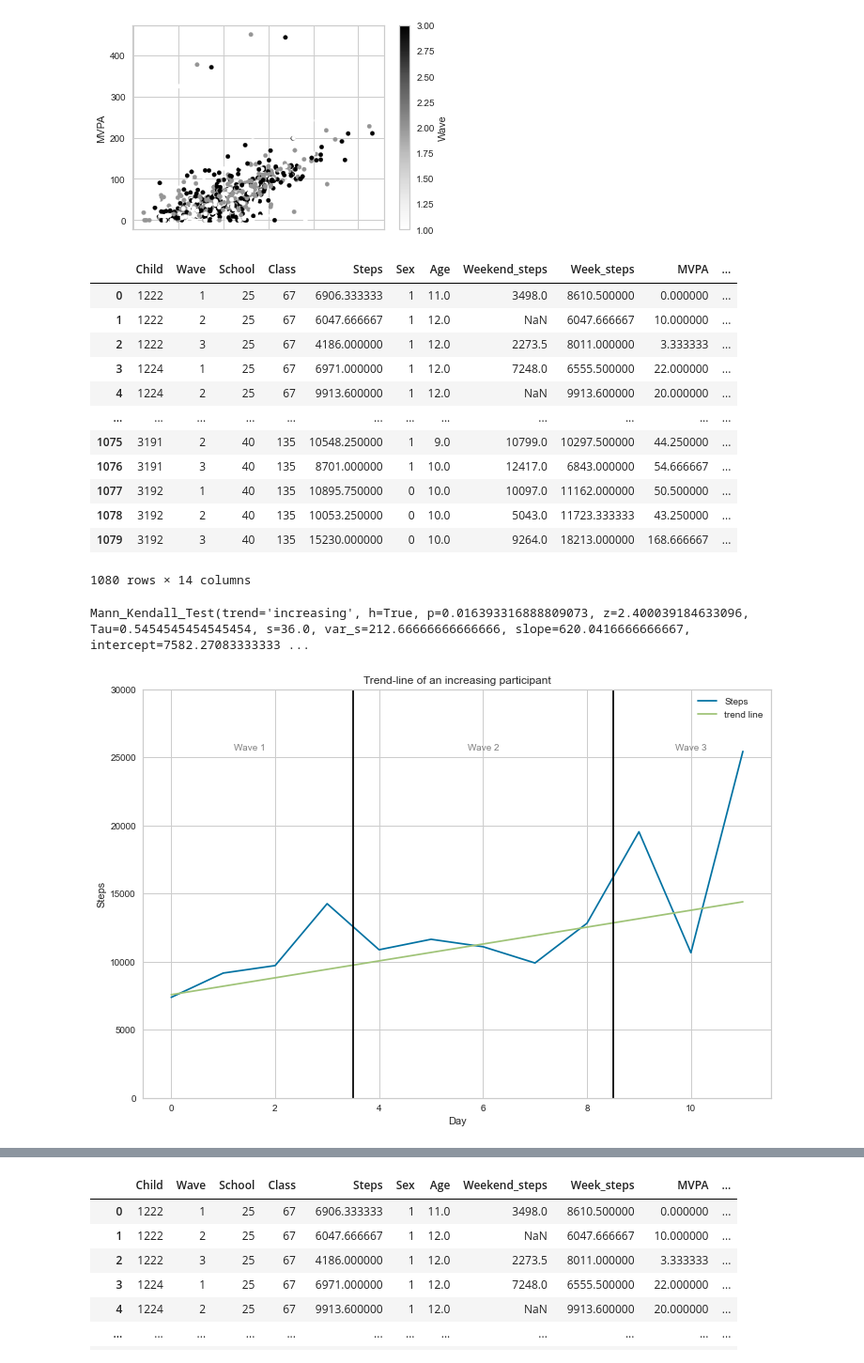
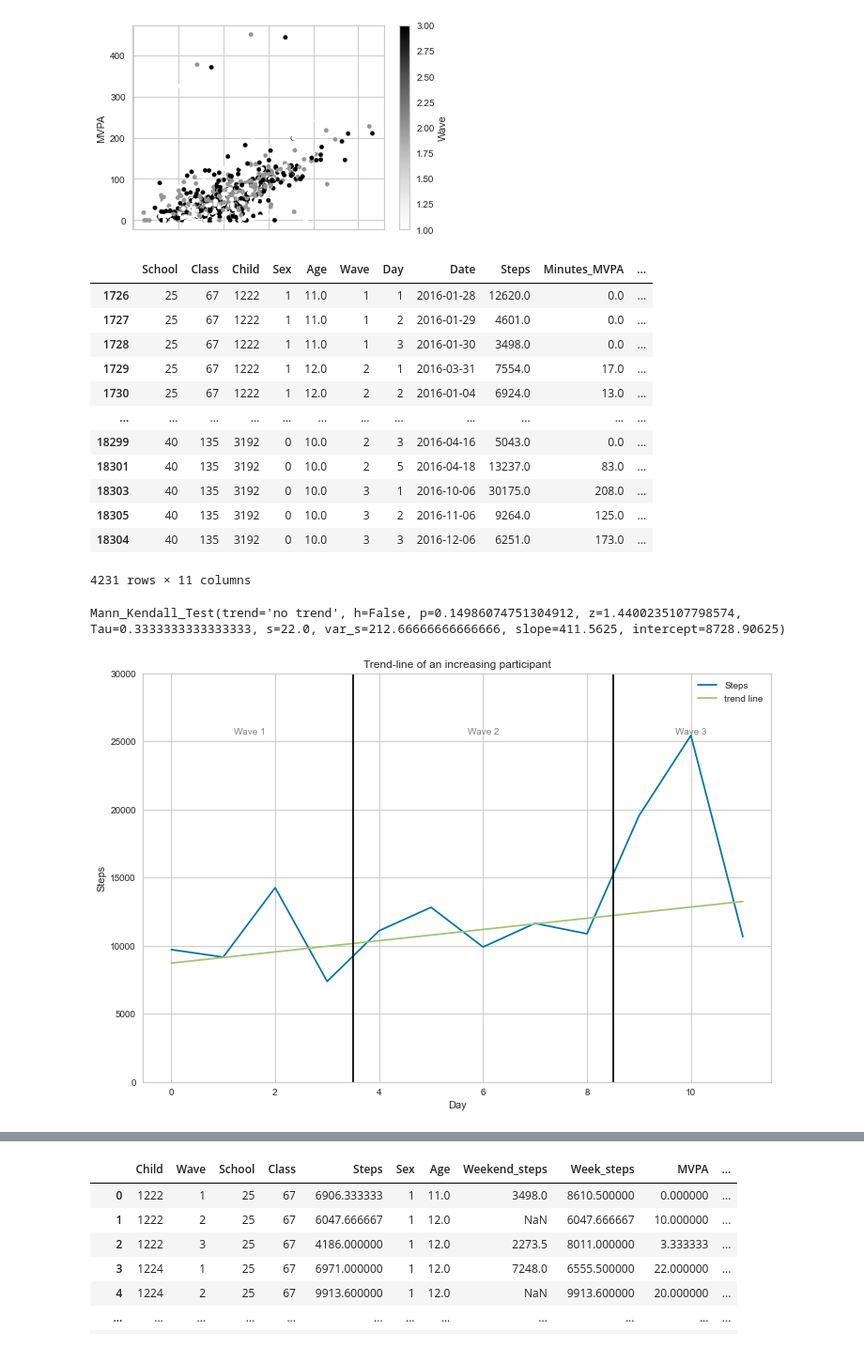
Before and after one commit to Shoarmin/baproject, a Jupyter notebook: code.ipynb, the cells around one changed output, grey strips where cells are left out. Shown at 94% size. Saved outputs shown, nothing was run; the diff lists cells and outputs as text; code cells hidden in the pictures.

```diff
--- a/code.ipynb
+++ b/code.ipynb
@@ -91,7 +92,8 @@ fit_clean1_3['Weekend'] = fit_clean1_3['Date'].dt.day_name()
 fit_clean1_3['Weekend'].loc[(fit_clean1_3['Weekend'].isin(['Saturday', 'Sunday']))] = 0
 fit_clean1_3['Weekend'].loc[(fit_clean1_3['Weekend'].isin(['Monday', 'Tuesday', 'Wednesday', 'Thursday', 'Friday']))] = 1
 
-fit_clean1_3 = fit_clean1_3.drop(columns = ['Day', 'Imputed','Participated', 'Date'])
+fit_clean1_3 = fit_clean1_3.drop(columns = ['Imputed','Participated'])
+fit_clean1_3 = fit_clean1_3.sort_values(['Child','Wave', 'Day'])
 display(fit_clean1_3[fit_clean1_3['Child'] == 1222])
 # %% [output]
 A value is trying to be set on a copy of a slice from a DataFrame
@@ -174,20 +176,21 @@ for index, row in new_table.iterrows():
 temp = new_table[['Child', 'Trend','Overall_Trend']].drop_duplicates()
 full_table_13 = full_table_13.merge(temp)
 full_table_13
+fit_clean1_3
 # %% [output]
-|  | Child | Wave | School | Class | Steps | Sex | Age | Weekend_steps | Week_steps | MVPA | ... |
-| 0 | 1222 | 1 | 25 | 67 | 6906.333333 | 1 | 11.0 | 3498.0 | 8610.500000 | 0.000000 | ... |
-| 1 | 1222 | 2 | 25 | 67 | 6047.666667 | 1 | 12.0 | NaN | 6047.666667 | 10.000000 | ... |
-| 2 | 1222 | 3 | 25 | 67 | 4186.000000 | 1 | 12.0 | 2273.5 | 8011.000000 | 3.333333 | ... |
-| 3 | 1224 | 1 | 25 | 67 | 6971.000000 | 1 | 12.0 | 7248.0 | 6555.500000 | 22.000000 | ... |
-| 4 | 1224 | 2 | 25 | 67 | 9913.600000 | 1 | 12.0 | NaN | 9913.600000 | 20.000000 | ... |
+|  | School | Class | Child | Sex | Age | Wave | Day | Date | Steps | Minutes_MVPA | ... |
+| 1726 | 25 | 67 | 1222 | 1 | 11.0 | 1 | 1 | 2016-01-28 | 12620.0 | 0.0 | ... |
+| 1727 | 25 | 67 | 1222 | 1 | 11.0 | 1 | 2 | 2016-01-29 | 4601.0 | 0.0 | ... |
+| 1728 | 25 | 67 | 1222 | 1 | 11.0 | 1 | 3 | 2016-01-30 | 3498.0 | 0.0 | ... |
+| 1729 | 25 | 67 | 1222 | 1 | 12.0 | 2 | 1 | 2016-03-31 | 7554.0 | 17.0 | ... |
+| 1730 | 25 | 67 | 1222 | 1 | 12.0 | 2 | 2 | 2016-01-04 | 6924.0 | 13.0 | ... |
 | ... | ... | ... | ... | ... | ... | ... | ... | ... | ... | ... | ... |
-| 1075 | 3191 | 2 | 40 | 135 | 10548.250000 | 1 | 9.0 | 10799.0 | 10297.500000 | 44.250000 | ... |
-| 1076 | 3191 | 3 | 40 | 135 | 8701.000000 | 1 | 10.0 | 12417.0 | 6843.000000 | 54.666667 | ... |
-| 1077 | 3192 | 1 | 40 | 135 | 10895.750000 | 0 | 10.0 | 10097.0 | 11162.000000 | 50.500000 | ... |
-| 1078 | 3192 | 2 | 40 | 135 | 10053.250000 | 0 | 10.0 | 5043.0 | 11723.333333 | 43.250000 | ... |
-| 1079 | 3192 | 3 | 40 | 135 | 15230.000000 | 0 | 10.0 | 9264.0 | 18213.000000 | 168.666667 | ... |
+| 18299 | 40 | 135 | 3192 | 0 | 10.0 | 2 | 3 | 2016-04-16 | 5043.0 | 0.0 | ... |
+| 18301 | 40 | 135 | 3192 | 0 | 10.0 | 2 | 5 | 2016-04-18 | 13237.0 | 83.0 | ... |
+| 18303 | 40 | 135 | 3192 | 0 | 10.0 | 3 | 1 | 2016-10-06 | 30175.0 | 208.0 | ... |
+| 18305 | 40 | 135 | 3192 | 0 | 10.0 | 3 | 2 | 2016-11-06 | 9264.0 | 125.0 | ... |
+| 18304 | 40 | 135 | 3192 | 0 | 10.0 | 3 | 3 | 2016-12-06 | 6251.0 | 173.0 | ... |
-1080 rows × 14 columns
+4231 rows × 11 columns
 # %%
 # getting the class trend (mean of class)
 temp = full_table_13[['Child', 'Class', 'Trend']].drop_duplicates()
@@ -199,31 +202,31 @@ full_table_13 = full_table_13.merge(temp)
 # %%
 # plot of this participant including all labels etc
 iets = fit_clean1_3[fit_clean1_3['Child'] == 3190]['Steps'].reset_index()
 iets = iets['Steps']
 
 fig, ax = plt.subplots(figsize=(12, 8))
-res = mk.hamed_rao_modification_test(iets)
+res = mk.original_test(iets)
 trend_line = np.arange(len(iets)) * res.slope + res.intercept
 
 ax.plot(iets)
 ax.set_ylim([0,30000])
 ax.plot(iets.index, trend_line)
 ax.legend(['Steps', 'trend line'])
 plt.title('Trend-line of an increasing participant')
 plt.xlabel('Day')
 plt.ylabel('Steps')
 plt.axvline(x = 3.5, color='black')
 plt.axvline(x = 8.5, color='black')
 style = dict(size=10, color='gray')
 ax.text(1.5, 25500, "Wave 1", ha='center',**style)
 ax.text(6, 25500, "Wave 2", ha='center',**style)
 ax.text(10, 25500, "Wave 3", ha='center',**style)
 
 temp = mk.original_test(iets, alpha=0.05)
 temp
 # %% [output]
-Mann_Kendall_Test(trend='increasing', h=True, p=0.016393316888809073, z=2.400039184633096, Tau=0.5454545454545454, s=36.0, var_s=212.66666666666666, slope=620.0416666666667, intercept=7582.27083333333 ...
+Mann_Kendall_Test(trend='no trend', h=False, p=0.14986074751304912, z=1.4400235107798574, Tau=0.3333333333333333, s=22.0, var_s=212.66666666666666, slope=411.5625, intercept=8728.90625)
-[figure, old version]
+[figure, new version]
 # %%
 iets = fit_clean1_3[fit_clean1_3['Child'] == 1224]['Steps'].reset_index()
 iets = iets['Steps']
```
Also changed, not shown: parts of 17 cells of this notebook.
